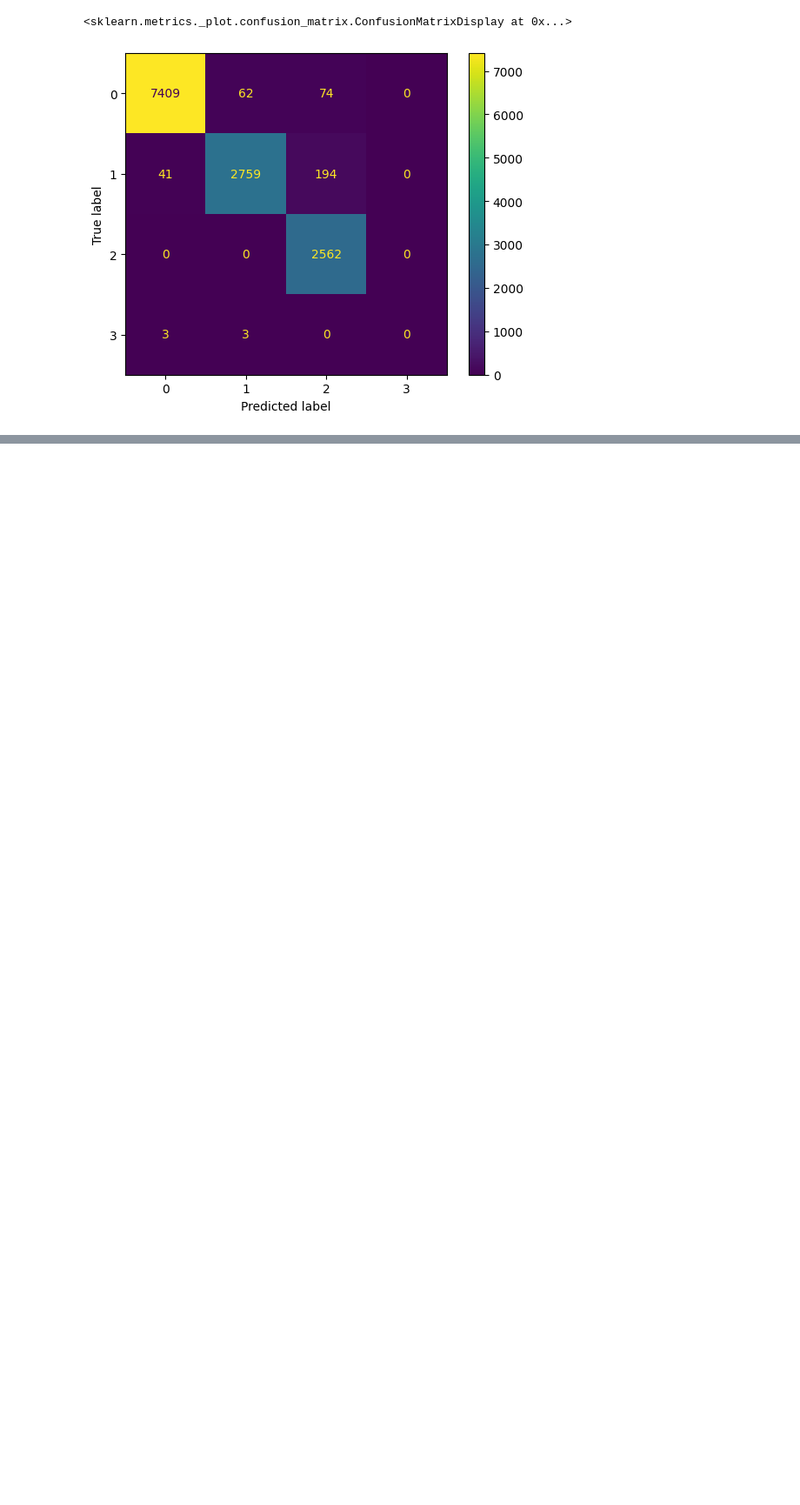
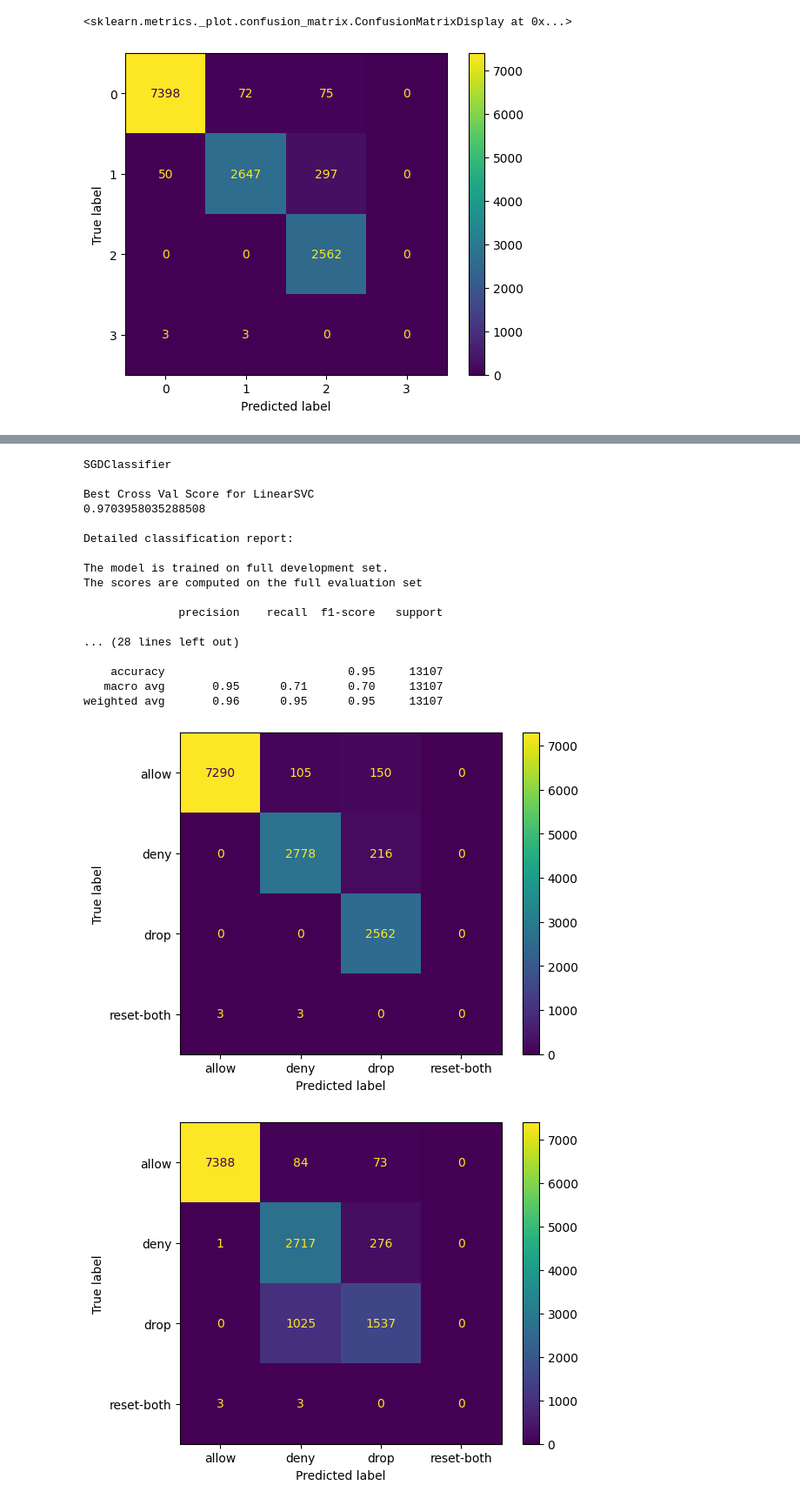
Before and after one commit to dk28yip/MSDS7333, a Jupyter notebook: Case Study 5_v2.ipynb, the cells around one changed output, grey strips where cells are left out. Shown: that part at 87% size. Cells and saved outputs as stored; diff of their text form; code cells hidden in the pictures; blank space fills up the shorter version.

Commit message:
added graphs and final model

```diff
--- a/Case Study 5_v2.ipynb
+++ b/Case Study 5_v2.ipynb
@@ -580,7 +580,7 @@ ConfusionMatrixDisplay.from_predictions(y_test,p)
 # %%
 #ANALYSIS for SGDClassifier
 #Compute a classification Matrix Here Visually
-best_SGD = SGDClassifier(tol = 1, loss = 'squared_hinge', alpha = 0.01)
+best_SGD = SGDClassifier(tol = 1, loss = 'squared_hinge', alpha = 0.001)
 p1 = cross_val_predict(best_SGD,X_test,y_test, cv = 5)
 ConfusionMatrixDisplay.from_predictions(y_test,p1)
 # %% [output]
@@ -588,0 +591,38 @@ ConfusionMatrixDisplay.from_predictions(y_test,p1)
+# %%
+
+def create_df_from_file(path):
+
+    df = pd.read_csv(path + 'log2.csv')
+
+    # Create category columns
+    df['Action'] = df['Action'].astype('category')
+    df['Source Port'] = df['Source Port'].astype('category')
+    df['Destination Port'] = df['Destination Port'].astype('category')
+    df['NAT Source Port'] = df['NAT Source Port'].astype('category')
+    df['NAT Destination Port'] = df['Destination Port'].astype('category')
+
+    # Create Action Labels
+    le = LabelEncoder()
+
+    # Using fit.transform function to fit label
+    # encoder and return encoded labels
+    label = le.fit_transform(df['Action'])
+
+    # Appending the array to the dataframe
+    df['Label_Action'] = df['Action']
+    df['Action'] = label
+
+    # Select columns to scale
+    # do not scale source and destination ports... domain knowledge
+    cols_to_scale = ['Bytes', 'Bytes Sent', 'Bytes Received', 'Packets',
+                     'Elapsed Time (sec)', 'pkts_sent', 'pkts_received']
+
+    # Scale selected columns
+    scaler = StandardScaler()
+    df_scaled = df.copy()
+    df_scaled[cols_to_scale] = scaler.fit_transform(df_scaled[cols_to_scale])
+
+    return df_scaled
+# %%
+df2 = create_df_from_file(".\\")
+df2
@@ -588,0 +699,22 @@ ConfusionMatrixDisplay.from_predictions(y_test,p1)
+# %%
+predictions(df2)
+# %% [output]
+SGDClassifier
+
+Best Cross Val Score for LinearSVC
+0.9703958035288508
+
+Detailed classification report:
+
+The model is trained on full development set.
+The scores are computed on the full evaluation set
+
+              precision    recall  f1-score   support
+
+... (28 lines left out)
+
+    accuracy                           0.95     13107
+   macro avg       0.95      0.71      0.70     13107
+weighted avg       0.96      0.95      0.95     13107
+[figure, added]
+[figure, added]
```
Also changed, not shown: parts of 11 cells of this notebook, 1 other file.
